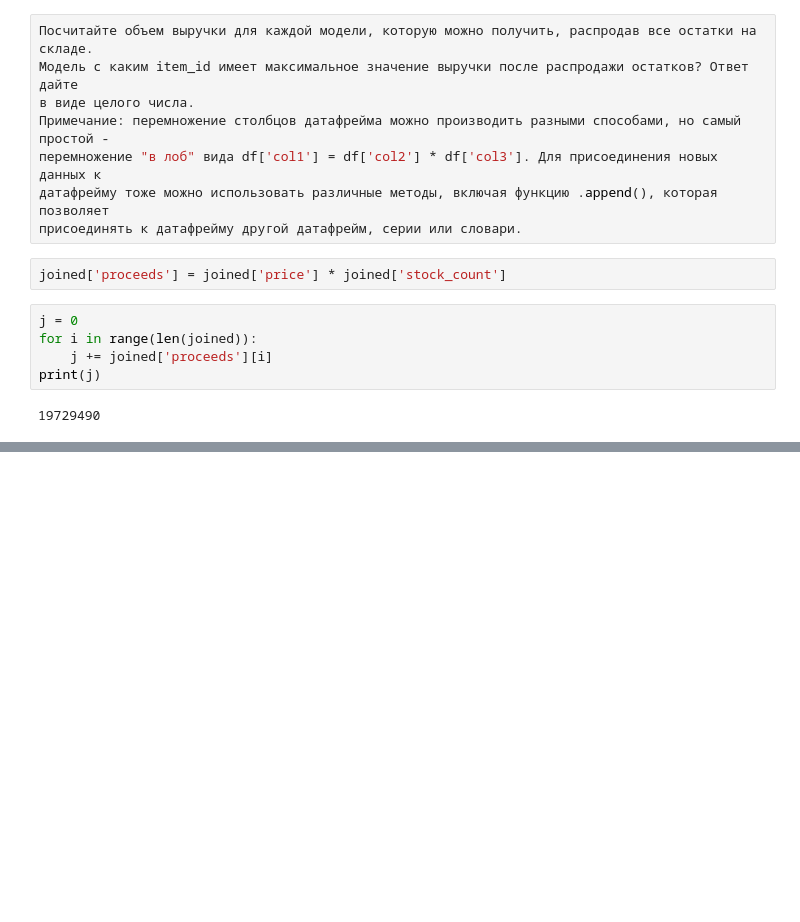
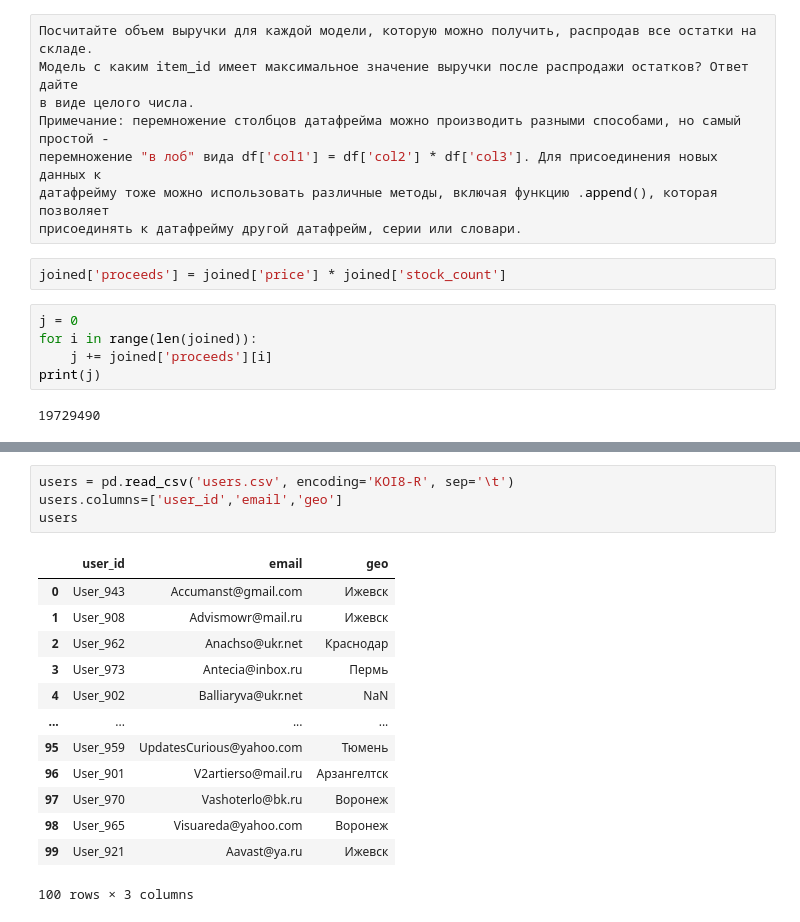
Before and after one commit to Ermolin/tests-with-github-, a Jupyter notebook: draft shifts.ipynb, the cells around one changed output, grey strips where cells are left out. Cells and saved outputs as stored; diff of their text form; blank space fills up the shorter version.

```diff
--- a/draft shifts.ipynb
+++ b/draft shifts.ipynb
@@ -701,0 +787,18 @@ print(j)
+# %%
+users = pd.read_csv('users.csv', encoding='KOI8-R', sep='\t')
+users.columns=['user_id','email','geo']
+users
+# %% [output]
+|  | user_id | email | geo |
+| 0 | User_943 | Accumanst@gmail.com | Ижевск |
+| 1 | User_908 | Advismowr@mail.ru | Ижевск |
+| 2 | User_962 | Anachso@ukr.net | Краснодар |
+| 3 | User_973 | Antecia@inbox.ru | Пермь |
+| 4 | User_902 | Balliaryva@ukr.net | NaN |
+| ... | ... | ... | ... |
+| 95 | User_959 | UpdatesCurious@yahoo.com | Тюмень |
+| 96 | User_901 | V2artierso@mail.ru | Арзангелтск |
+| 97 | User_970 | Vashoterlo@bk.ru | Воронеж |
+| 98 | User_965 | Visuareda@yahoo.com | Воронеж |
+| 99 | User_921 | Aavast@ya.ru | Ижевск |
+100 rows × 3 columns
```
Also changed, not shown: parts of 50 cells of this notebook, 4 other files.
